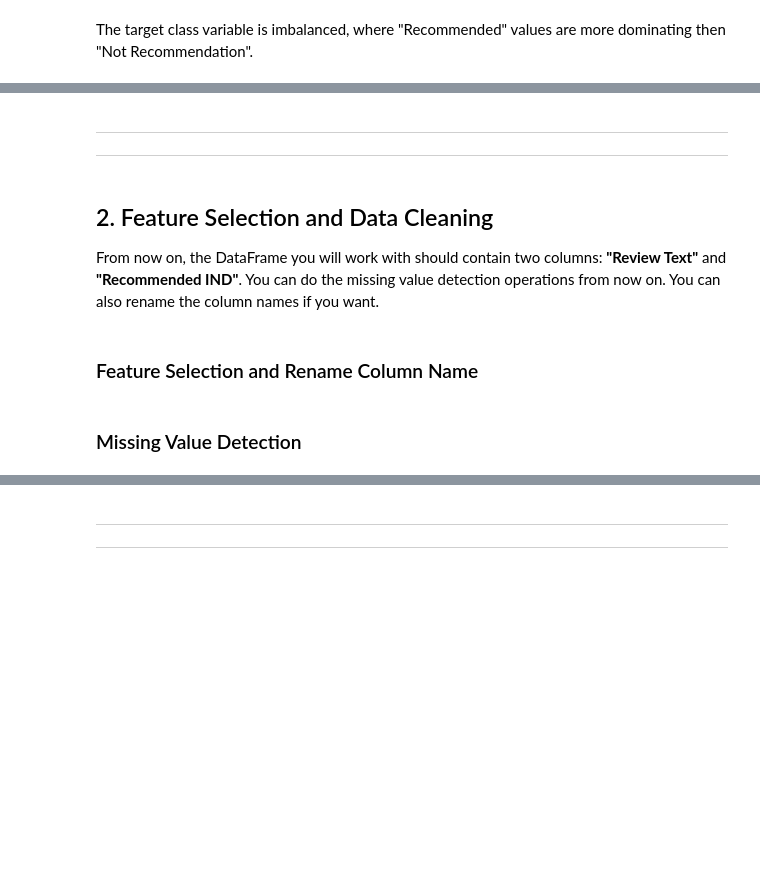
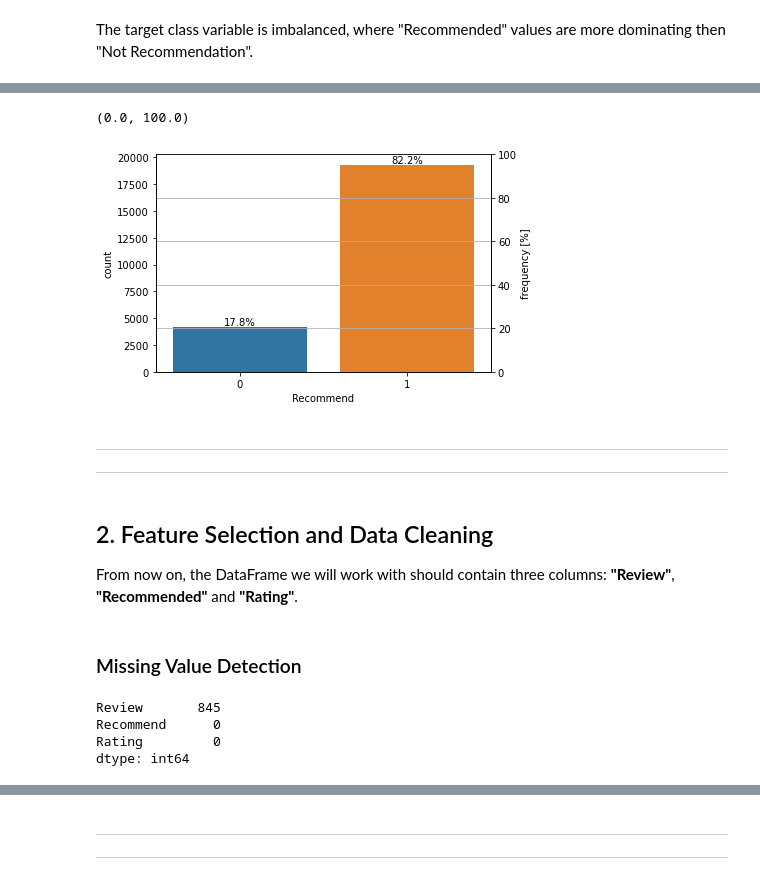
Before and after one commit to ozkanyildirim/Capstone_Projects, a Jupyter notebook: 07_NLP-Sentiment Analysis /NLP_Sentiment_Analysis_Project.ipynb, the cells around one changed output, grey strips where cells are left out. Saved outputs shown, nothing was run; the diff lists cells and outputs as text; code cells hidden in the pictures; blank space fills up the shorter version.

```diff
--- a/07_NLP-Sentiment Analysis /NLP_Sentiment_Analysis_Project.ipynb
+++ b/07_NLP-Sentiment Analysis /NLP_Sentiment_Analysis_Project.ipynb
@@ -224,0 +215,3 @@ IndexError: single positional indexer is out-of-bounds
+# %%
+rated = cloth[['Review Text', 'Recommended IND', 'Rating']].rename(columns={'Review Text': 'Review','Recommended IND':'Recommend'})
+rated.head()
@@ -225,11 +225,35 @@ IndexError: single positional indexer is out-of-bounds
+# %%
+fig = sns.countplot(data=rated, x='Recommend')
+fig2 = fig.twinx()
+
+fig.yaxis.set_label_position('left')
+fig2.yaxis.set_label_position('right')
+
+fig2.set_ylabel('frequency [%]')
+
+for p in fig.patches:
+    x=p.get_bbox().get_points()[:,0]
+    y=p.get_bbox().get_points()[1,1]
+    fig.annotate('{:.1f}%'.format(100.*y/len(cloth)), (x.mean(), y),
+            ha='center', va='bottom') # set the alignment of the text
+fig2.grid(None)
+fig2.set_ylim(0,100)
+# %% [output]
+(0.0, 100.0)
+[figure, added]
 # %% [markdown]
 ---
 ---
 # %% [markdown]
 ## 2. Feature Selection and Data Cleaning
 
-From now on, the DataFrame you will work with should contain two columns: **"Review Text"** and **"Recommended IND"**. You can do the missing value detection operations from now on. You can also rename the column names if you want.
+From now on, the DataFrame we will work with should contain three columns: **"Review"**, **"Recommended"** and  **"Rating"**.
-# %% [markdown]
-### Feature Selection and Rename Column Name
 # %% [markdown]
 ### Missing Value Detection
+# %%
+rated.isnull().sum()
+# %% [output]
+Review       845
+Recommend      0
+Rating         0
+dtype: int64
```
Also changed, not shown: parts of 38 cells of this notebook.
